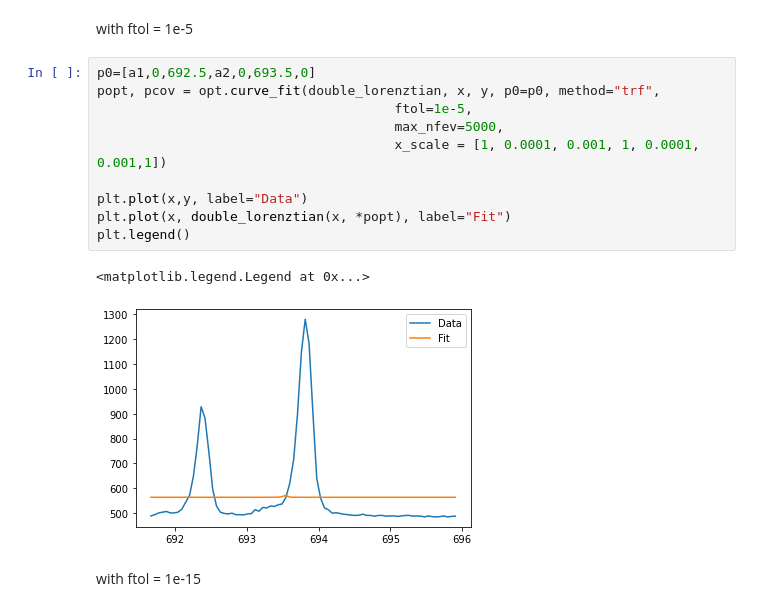
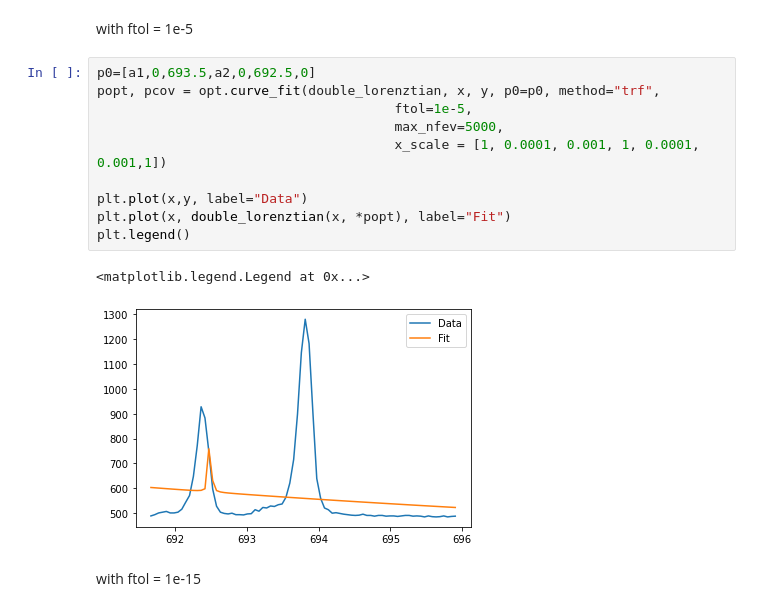
Before and after one commit to peardragon/NonLinearCurveFitting, a Jupyter notebook: NonLinearCurveFitting.ipynb, the cells around one changed output. Drawn from its saved outputs; the diff is of its cells as text.

```diff
--- a/NonLinearCurveFitting.ipynb
+++ b/NonLinearCurveFitting.ipynb
@@ -138,18 +138,18 @@ Further detail setting : https://docs.scipy.org/doc/scipy/reference/generated/sc
 # %% [markdown]
 with ftol = 1e-5
 # %%
-p0=[a1,0,692.5,a2,0,693.5,0]
+p0=[a1,0,693.5,a2,0,692.5,0]
 popt, pcov = opt.curve_fit(double_lorenztian, x, y, p0=p0, method="trf",
                                       ftol=1e-5,
                                       max_nfev=5000,
                                       x_scale = [1, 0.0001, 0.001, 1, 0.0001, 0.001,1])
 
 plt.plot(x,y, label="Data")
 plt.plot(x, double_lorenztian(x, *popt), label="Fit")
 plt.legend()
 # %% [output]
 <matplotlib.legend.Legend at 0x...>
-[figure, old version]
+[figure, new version]
 # %% [markdown]
 with ftol = 1e-15
 # %%
```
